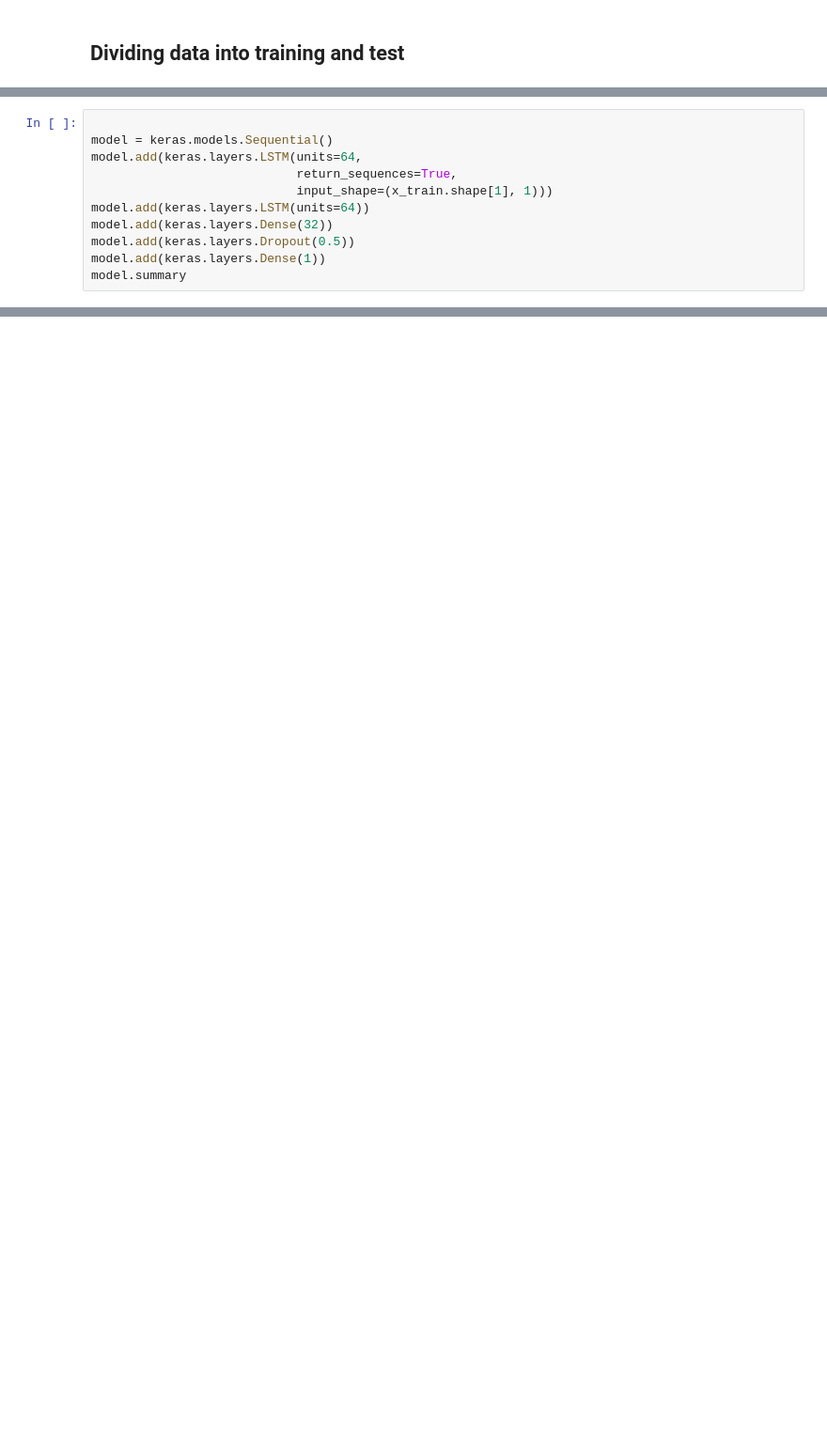
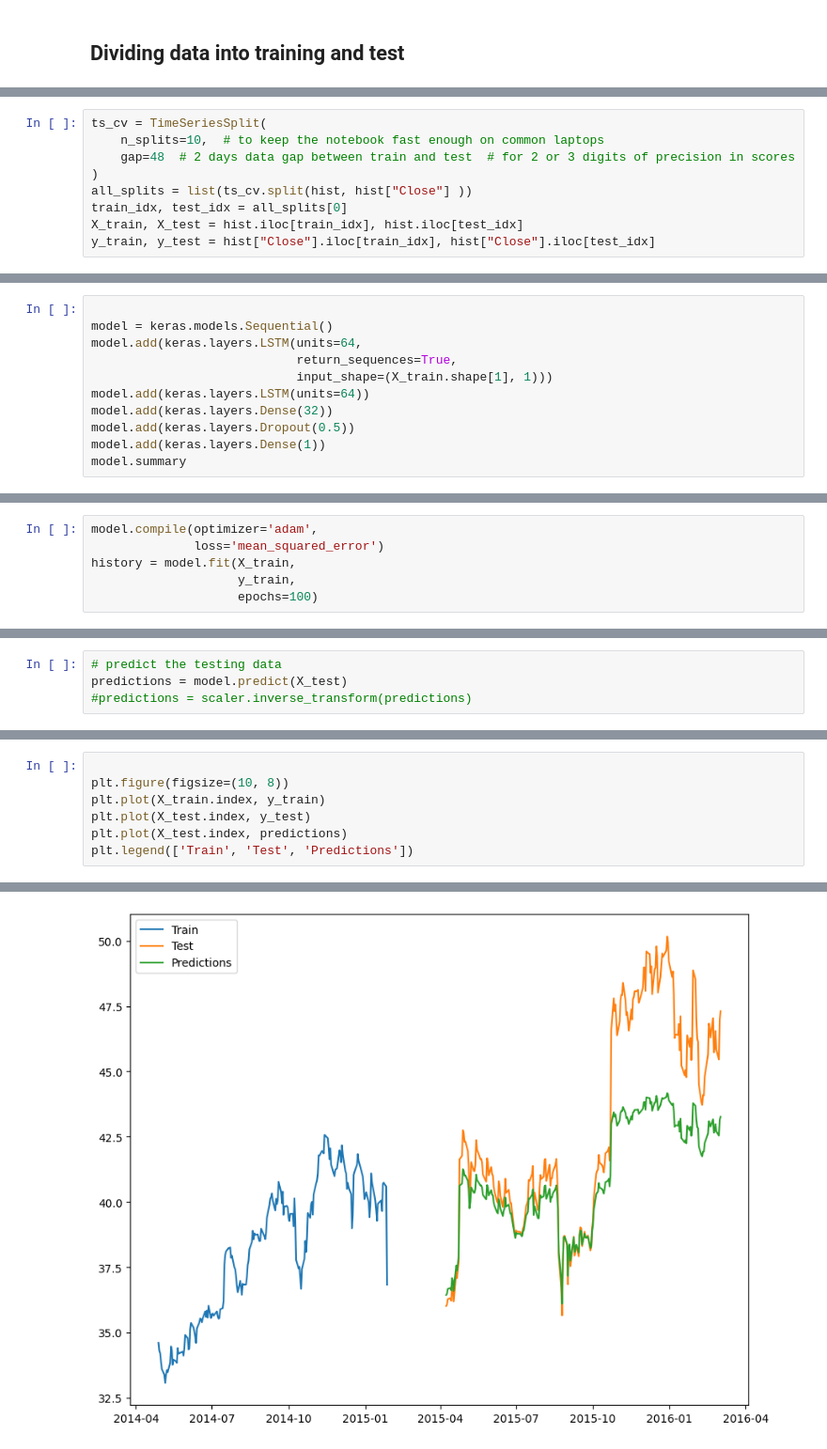
Before and after one commit to nate-bowers/TradingML, a Jupyter notebook: TFtrial.ipynb, the cells around one changed output, grey strips where cells are left out. Shown at 94% size. Saved outputs shown, nothing was run; the diff lists cells and outputs as text; blank space fills up the shorter version.

Commit message:
split data, model train, predictions, graphing res

```diff
--- a/TFtrial.ipynb
+++ b/TFtrial.ipynb
@@ -22,3 +28,12 @@ scaler = MinMaxScaler()
+# %%
+ts_cv = TimeSeriesSplit(
+    n_splits=10,  # to keep the notebook fast enough on common laptops
+    gap=48  # 2 days data gap between train and test  # for 2 or 3 digits of precision in scores
+)
+all_splits = list(ts_cv.split(hist, hist["Close"] ))
+train_idx, test_idx = all_splits[0]
+X_train, X_test = hist.iloc[train_idx], hist.iloc[test_idx]
+y_train, y_test = hist["Close"].iloc[train_idx], hist["Close"].iloc[test_idx]
 # %% [markdown]
 ## Recuring Nueral Network - Long short term memory layers
 Sequential - linear layers.
@@ -30,7 +45,7 @@ Dropout: randomly ignore neurons to avoid overfitting
 model = keras.models.Sequential()
 model.add(keras.layers.LSTM(units=64,
                             return_sequences=True,
-                            input_shape=(x_train.shape[1], 1)))
+                            input_shape=(X_train.shape[1], 1)))
 model.add(keras.layers.LSTM(units=64))
 model.add(keras.layers.Dense(32))
 model.add(keras.layers.Dropout(0.5))
@@ -38,0 +56,6 @@ model.summary
+# %%
+model.compile(optimizer='adam',
+              loss='mean_squared_error')
+history = model.fit(X_train,
+                    y_train,
+                    epochs=100)
@@ -38,0 +82,4 @@ model.summary
+# %%
+# predict the testing data
+predictions = model.predict(X_test)
+#predictions = scaler.inverse_transform(predictions)
@@ -38,0 +125,8 @@ model.summary
+# %%
+
+plt.figure(figsize=(10, 8))
+plt.plot(X_train.index, y_train)
+plt.plot(X_test.index, y_test)
+plt.plot(X_test.index, predictions)
+plt.legend(['Train', 'Test', 'Predictions'])
+# %% [output]
@@ -38,0 +134 @@ model.summary
+[figure, added]
```
Also changed, not shown: parts of 12 cells of this notebook.
